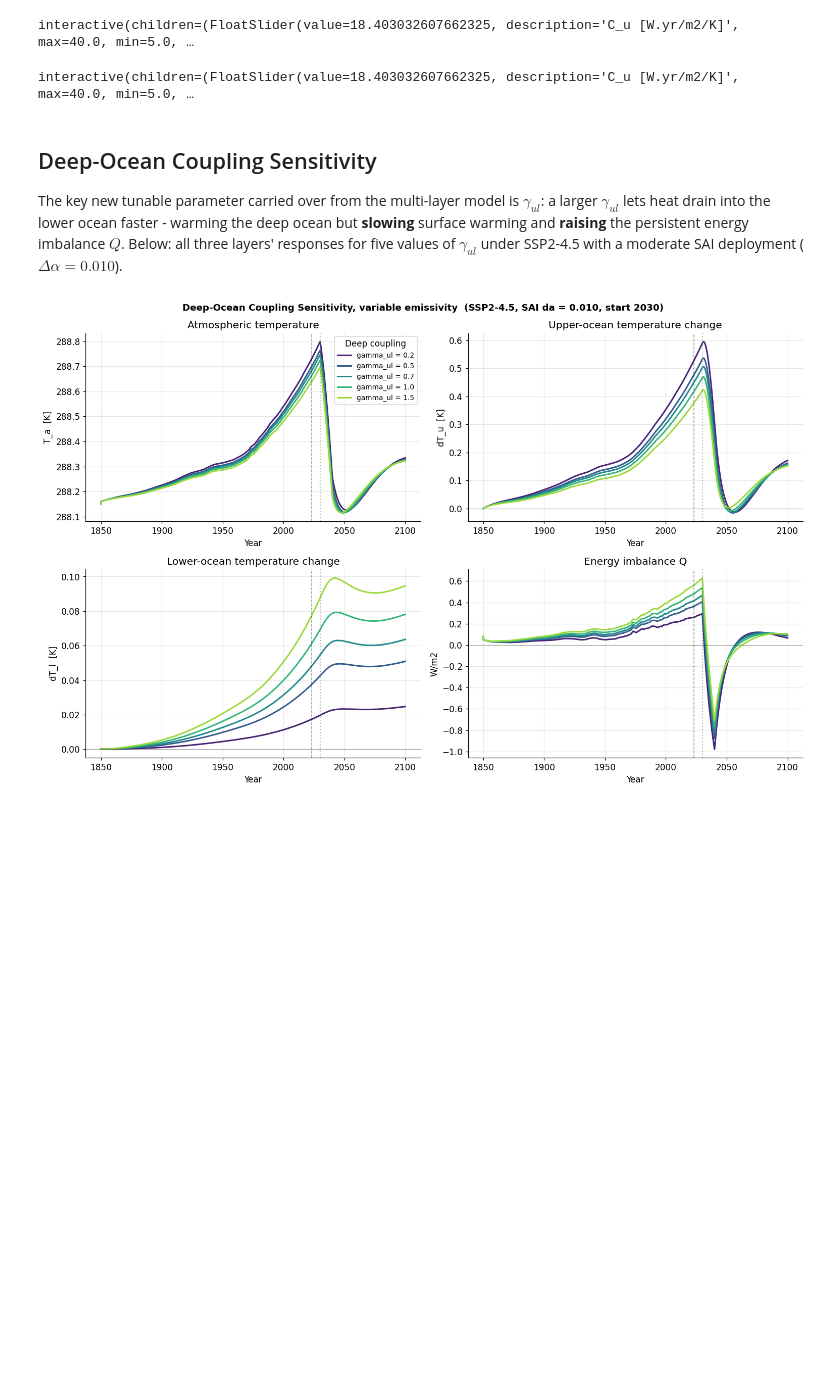
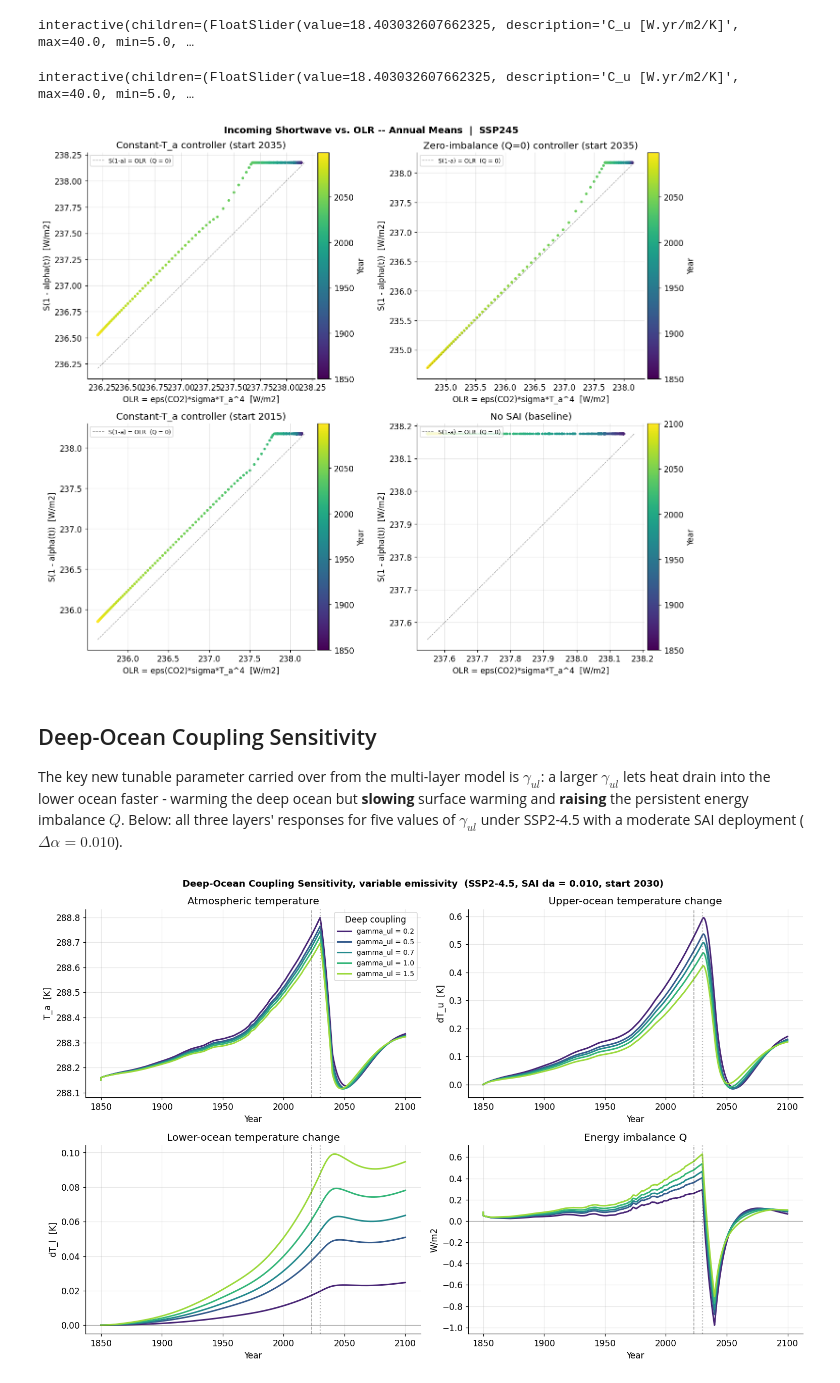
Before and after one commit to jshaw35/PRISM, a Jupyter notebook: WorkingModel.ipynb, the cells around one changed output. Cells and saved outputs as stored; diff of their text form; code cells hidden in the pictures; blank space fills up the shorter version.

Commit message:
added 2x2 OLR vs ASR plot

```diff
--- a/WorkingModel.ipynb
+++ b/WorkingModel.ipynb
@@ -522,11 +522,14 @@ def _layer_derivs_fixed_alpha(t, y, C_a, C_u, C_l, gamma_au, gamma_ul, d_alpha,
 
 
 def run_controller_ebm(C_u=C_UPPER, C_l=C_LOWER, gamma_au=GAMMA_AU, gamma_ul=GAMMA_UL,
-                        scenario='ssp245', t_span=(1850, 2100), pts_per_year=8):
+                        scenario='ssp245', t_span=(1850, 2100), pts_per_year=8,
+                        ctrl_start=CTRL_START, ctrl_ramp=CTRL_RAMP):
     '''
     Integrate the three-layer EBM one calendar year at a time, re-solving the
     controller's d_alpha at the start of each year (see module docstring
-    above) and holding it fixed while that year is integrated.
+    above) and holding it fixed while that year is integrated. ctrl_start/
+    ctrl_ramp default to the module-level CTRL_START/CTRL_RAMP but can be
+    overridden to explore a different deployment year.
 
     Returns
     -------
@@ -542,13 +545,13 @@ def run_controller_ebm(C_u=C_UPPER, C_l=C_LOWER, gamma_au=GAMMA_AU, gamma_ul=GAM
     T_target = None
 
     for yr in years:
-        if yr < CTRL_START:
+        if yr < ctrl_start:
             d_alpha = 0.0
         else:
             if T_target is None:
                 T_target = y[0]   # freeze the target at the state when the ramp begins
             d_alpha_full = controller_d_alpha_step(T_target, y[1], yr, scenario, gamma_au)
-            ramp_frac = min(1.0, (yr - CTRL_START + 1) / CTRL_RAMP)
+            ramp_frac = min(1.0, (yr - ctrl_start + 1) / ctrl_ramp)
             d_alpha = ramp_frac * d_alpha_full
 
         t_eval = np.linspace(yr, yr + 1, pts_per_year, endpoint=False)
@@ -856,6 +859,57 @@ interact(
 );
 # %% [output]
 interactive(children=(FloatSlider(value=18.403032607662325, description='C_u [W.yr/m2/K]', max=40.0, min=5.0, …
+# %%
+def _annual_mean_shortwave_olr(ax, t, Ta, d_alpha_t, scenario, title):
+    '''Annual-mean incoming shortwave vs. OLR scatter, colored by year (same
+    construction as the bottom-right panel of each controller plot above).'''
+    eps  = emissivity(np.array([co2_ppm(ti, scenario=scenario) for ti in t]))
+    S_in = S * (1 - (alpha0 + d_alpha_t))
+    OLR  = eps * SIGMA * Ta**4
+
+    year_labels, year_idx = np.unique(np.floor(t).astype(int), return_inverse=True)
+    counts      = np.bincount(year_idx)
+    S_in_annual = np.bincount(year_idx, weights=S_in) / counts
+    OLR_annual  = np.bincount(year_idx, weights=OLR)  / counts
+
+    lims = [min(OLR_annual.min(), S_in_annual.min()), max(OLR_annual.max(), S_in_annual.max())]
+    ax.plot(lims, lims, color='k', lw=0.8, ls='--', alpha=0.4, label='S(1-a) = OLR  (Q = 0)')
+    sc = ax.scatter(OLR_annual, S_in_annual, c=year_labels, cmap='viridis', s=14, edgecolor='none')
+    ax.set(title=title, xlabel='OLR = eps(CO2)*sigma*T_a^4  [W/m2]', ylabel='S(1 - alpha(t))  [W/m2]')
+    ax.legend(fontsize=8, loc='upper left')
+    return sc
+
+
+_SCEN = 'ssp245'
+
+# Constant-T_a controller, current default deployment year (module CTRL_START)
+t_ctrl_2035, Ta_ctrl_2035, _, _, _, da_ctrl_2035, _ = run_controller_ebm(scenario=_SCEN)
+# Zero-imbalance (Q=0) controller, current default deployment year
+t_qbal, Ta_qbal, _, _, _, da_qbal = run_controller_ebm_qbal(scenario=_SCEN)
+# Constant-T_a controller, deployed starting 2015 instead of 2035
+t_ctrl_2015, Ta_ctrl_2015, _, _, _, da_ctrl_2015, _ = run_controller_ebm(scenario=_SCEN, ctrl_start=2015)
+# No SAI at all -- plain baseline warming
+t_base, Ta_base, _, _, _ = run_ebm(scenario=_SCEN, d_alpha=0.0)
+da_base = np.zeros_like(t_base)
+
+fig, axes = plt.subplots(2, 2, figsize=(13, 11))
+fig.suptitle(f'Incoming Shortwave vs. OLR -- Annual Means  |  {_SCEN.upper()}',
+             fontsize=13, fontweight='bold')
+
+panels = [
+    (axes[0, 0], t_ctrl_2035, Ta_ctrl_2035, da_ctrl_2035, f'Constant-T_a controller (start {CTRL_START})'),
+    (axes[0, 1], t_qbal,      Ta_qbal,      da_qbal,      'Zero-imbalance (Q=0) controller (start 2035)'),
+    (axes[1, 0], t_ctrl_2015, Ta_ctrl_2015, da_ctrl_2015, 'Constant-T_a controller (start 2015)'),
+    (axes[1, 1], t_base,      Ta_base,      da_base,      'No SAI (baseline)'),
+]
+for ax, t_p, Ta_p, da_p, title in panels:
+    sc = _annual_mean_shortwave_olr(ax, t_p, Ta_p, da_p, _SCEN, title)
+    fig.colorbar(sc, ax=ax, label='Year', pad=0.01)
+
+plt.tight_layout()
+plt.show()
+# %% [output]
+[figure, added]
 # %% [markdown]
 ## Deep-Ocean Coupling Sensitivity
 
```
